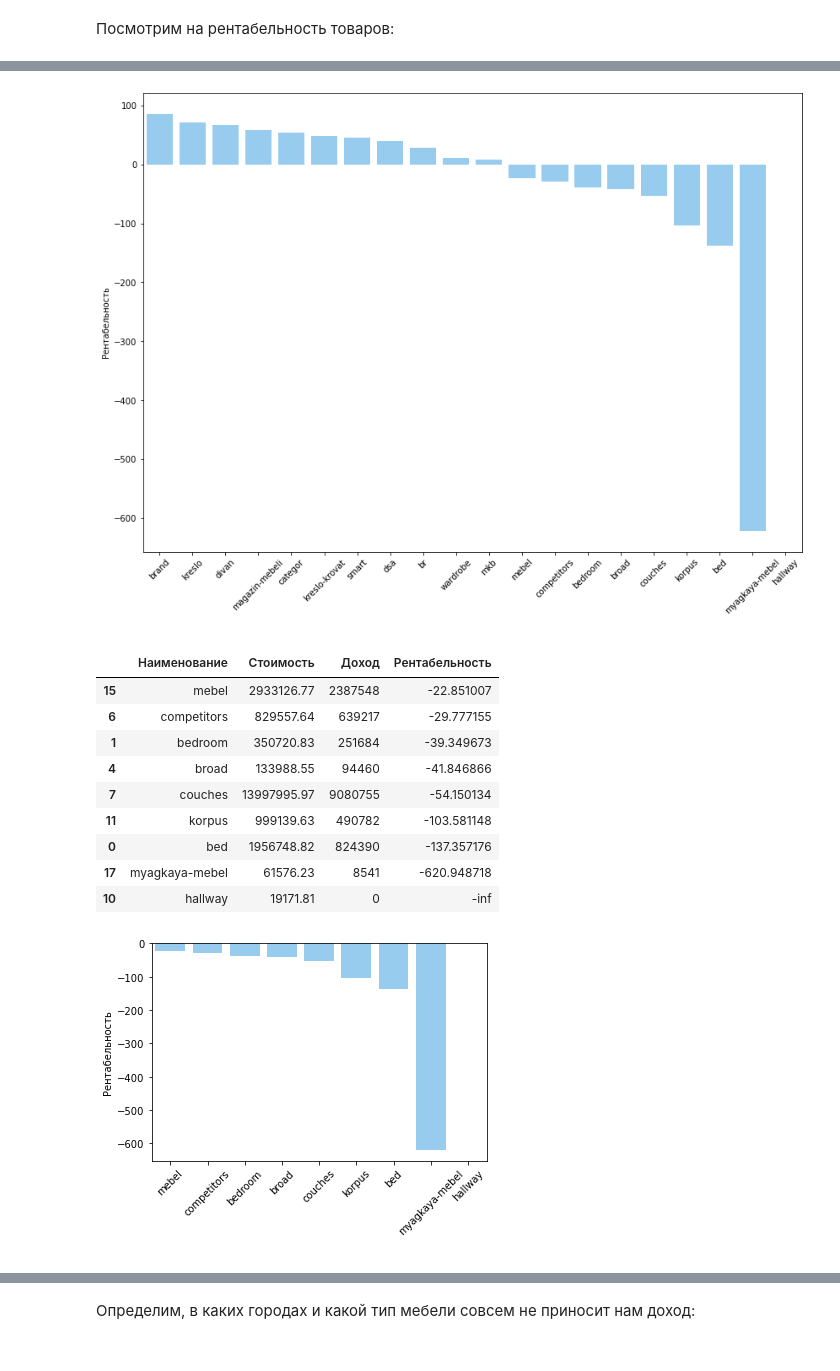
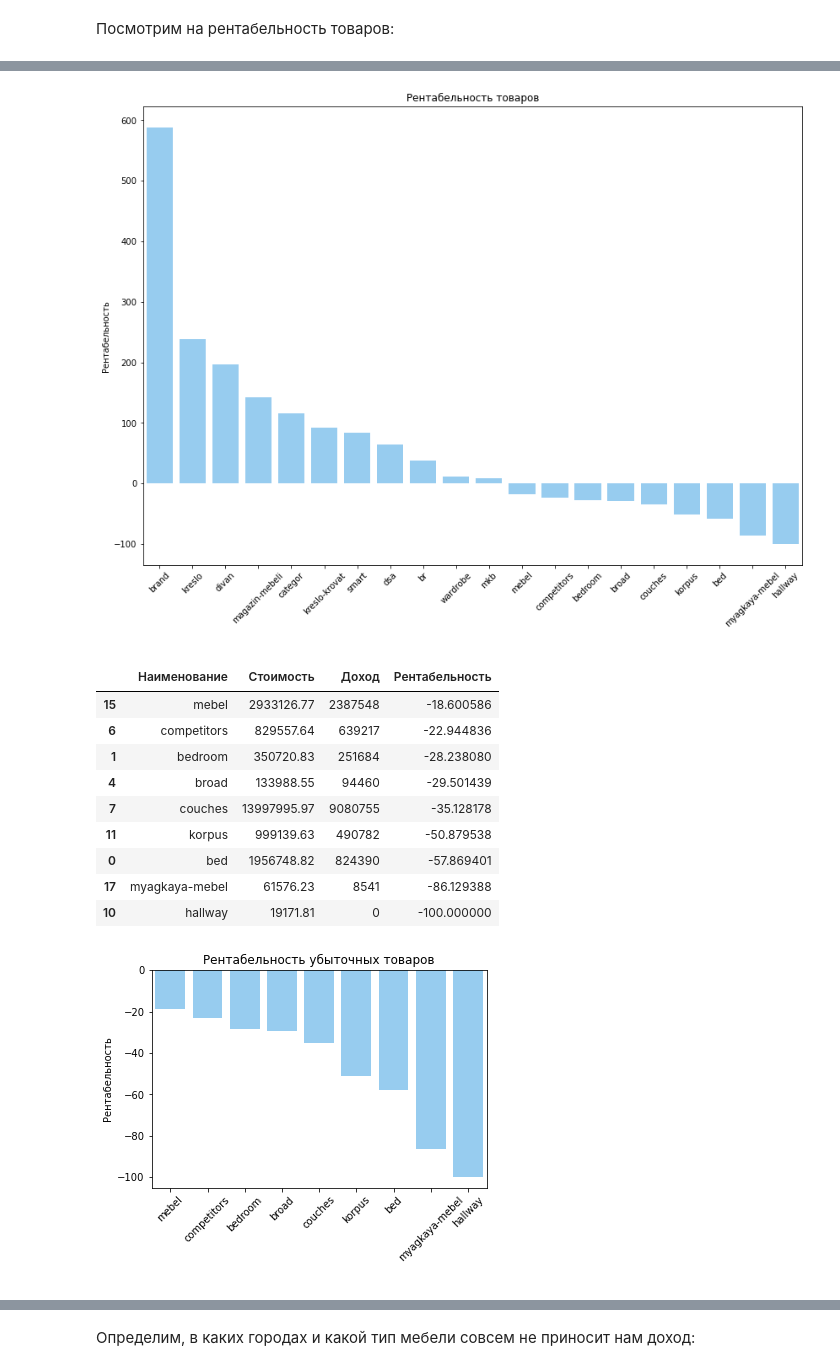
Before and after one commit to AnnaSledneva/Data-Analysis-Projects, a Jupyter notebook: Анализ рекламного трафика/project_github.ipynb, the cells around one changed output, grey strips where cells are left out. Saved outputs shown, nothing was run; the diff lists cells and outputs as text; code cells hidden in the pictures.

```diff
--- a/Анализ рекламного трафика/project_github.ipynb
+++ b/Анализ рекламного трафика/project_github.ipynb
@@ -322,7 +406,7 @@ plt.show()
 # %%
 furniture = df[['Наименование', 'Стоимость', 'Доход']]
 furniture = furniture.groupby('Наименование').sum().reset_index()
-furniture['Рентабельность'] = (furniture['Доход'] - furniture['Стоимость']) / furniture['Доход'] * 100
+furniture['Рентабельность'] = (furniture['Доход'] - furniture['Стоимость']) / furniture['Стоимость'] * 100
 furniture = furniture.sort_values(by='Рентабельность', ascending=False)
 furniture
 # %% [output]
@@ -346,30 +430,32 @@ furniture
 # %%
 plt.figure(figsize=(14, 10))
 sns.barplot(x='Наименование', y='Рентабельность', data=furniture, color='#89CFFD')
+plt.title('Рентабельность товаров')
 plt.xticks(rotation=45)
 plt.xlabel(' ')
 plt.show()
 # %% [output]
-[figure, old version]
+[figure, new version]
 # %%
 furniture_no_income = furniture.query('Рентабельность < 0')
 furniture_no_income
 # %% [output]
 |  | Наименование | Стоимость | Доход | Рентабельность |
-| 15 | mebel | 2933126.77 | 2387548 | -22.851007 |
-| 6 | competitors | 829557.64 | 639217 | -29.777155 |
-| 1 | bedroom | 350720.83 | 251684 | -39.349673 |
-| 4 | broad | 133988.55 | 94460 | -41.846866 |
-| 7 | couches | 13997995.97 | 9080755 | -54.150134 |
-| 11 | korpus | 999139.63 | 490782 | -103.581148 |
-| 0 | bed | 1956748.82 | 824390 | -137.357176 |
-| 17 | myagkaya-mebel | 61576.23 | 8541 | -620.948718 |
-| 10 | hallway | 19171.81 | 0 | -inf |
+| 15 | mebel | 2933126.77 | 2387548 | -18.600586 |
+| 6 | competitors | 829557.64 | 639217 | -22.944836 |
+| 1 | bedroom | 350720.83 | 251684 | -28.238080 |
+| 4 | broad | 133988.55 | 94460 | -29.501439 |
+| 7 | couches | 13997995.97 | 9080755 | -35.128178 |
+| 11 | korpus | 999139.63 | 490782 | -50.879538 |
+| 0 | bed | 1956748.82 | 824390 | -57.869401 |
+| 17 | myagkaya-mebel | 61576.23 | 8541 | -86.129388 |
+| 10 | hallway | 19171.81 | 0 | -100.000000 |
 # %%
 sns.barplot(x='Наименование', y='Рентабельность', data=furniture_no_income, color='#89CFFD')
+plt.title('Рентабельность убыточных товаров')
 plt.xlabel(' ')
 plt.xticks(rotation=45)
 plt.show()
 # %% [output]
-[figure, old version]
+[figure, new version]
 # %% [markdown]
```
Also changed, not shown: parts of 46 cells of this notebook.
